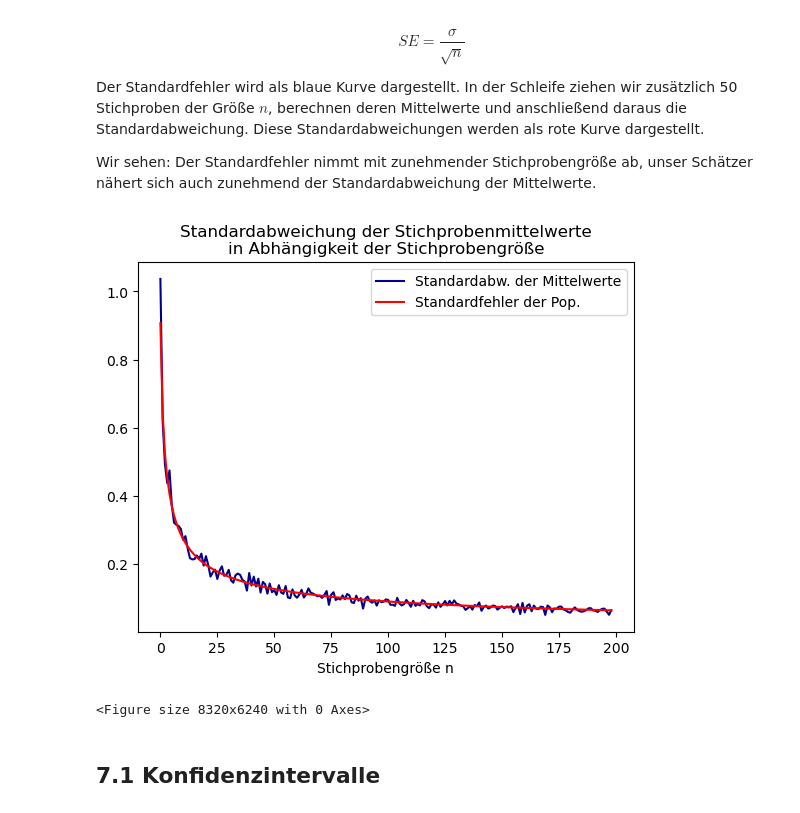
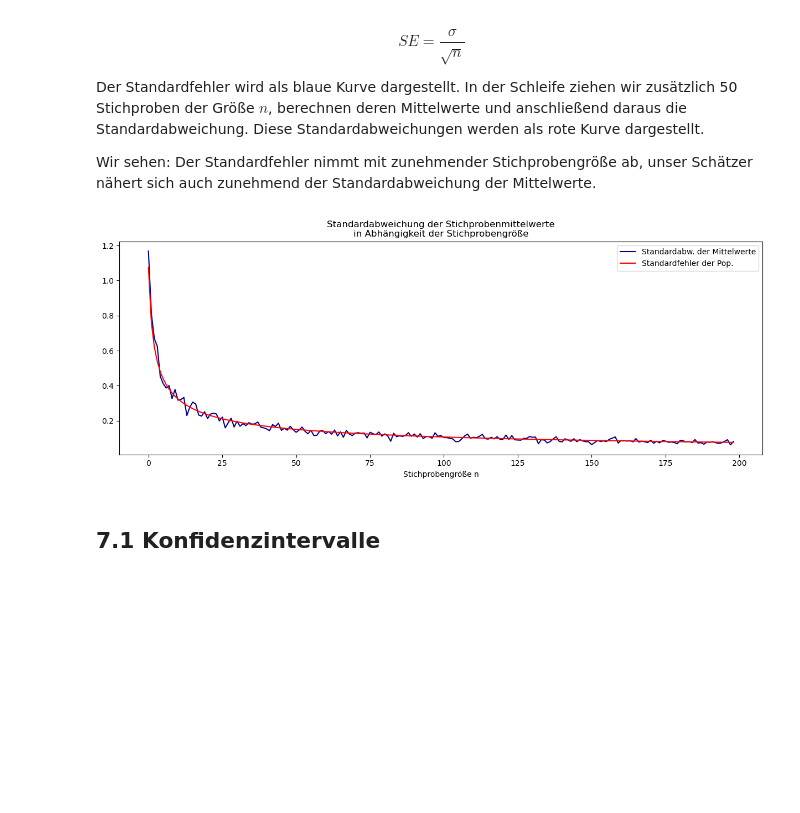
Before and after one commit to troescherw/jupyter_python, a Jupyter notebook: Grundlagen_der_Statistik_Skript_Python.ipynb, the cells around one changed output. Saved outputs shown, nothing was run; the diff lists cells and outputs as text; code cells hidden in the pictures; blank space fills up the shorter version.

```diff
--- a/Grundlagen_der_Statistik_Skript_Python.ipynb
+++ b/Grundlagen_der_Statistik_Skript_Python.ipynb
@@ -243,34 +243,32 @@ Wir sehen: Der Standardfehler nimmt mit zunehmender Stichprobengröße ab, unser
 # %%
 import  numpy as np
 import matplotlib.pyplot as plt
 
 N = 200 # Populationsgröße
 
 
 pop = np.random.normal(0, 1, N)
 sigma = np.std(pop)
 
 
 sample_mean_std = []
 standard_errors = []
 
 for n in range(1,N):
     sample_means = [np.random.choice(pop, n).mean() for i in range(50)]
     sample_mean_std.append(np.std(sample_means))
     standard_errors.append(sigma/np.sqrt(n))
 
 
-
-plt.plot(sample_mean_std, color="darkblue", label="Standardabw. der Mittelwerte")
-plt.plot(standard_errors, color="red", label="Standardfehler der Pop.")
-plt.legend()
-plt.title("Standardabweichung der Stichprobenmittelwerte\nin Abhängigkeit der Stichprobengröße")
-plt.xlabel("Stichprobengröße n")
-plt.figure(dpi=1300)
-plt.show()
+fig, ax = plt.subplots(figsize=(15,5))
+ax.plot(sample_mean_std, color="darkblue", label="Standardabw. der Mittelwerte")
+ax.plot(standard_errors, color="red", label="Standardfehler der Pop.")
+ax.legend()
+ax.set_title("Standardabweichung der Stichprobenmittelwerte\nin Abhängigkeit der Stichprobengröße")
+ax.set_xlabel("Stichprobengröße n")
+fig.show()
 # %% [output]
-[figure, old version]
+[figure, new version]
-<Figure size 8320x6240 with 0 Axes>
 # %% [markdown]
 ## 7.1 Konfidenzintervalle
 # %%
```
Also changed, not shown: parts of 3 cells of this notebook.
